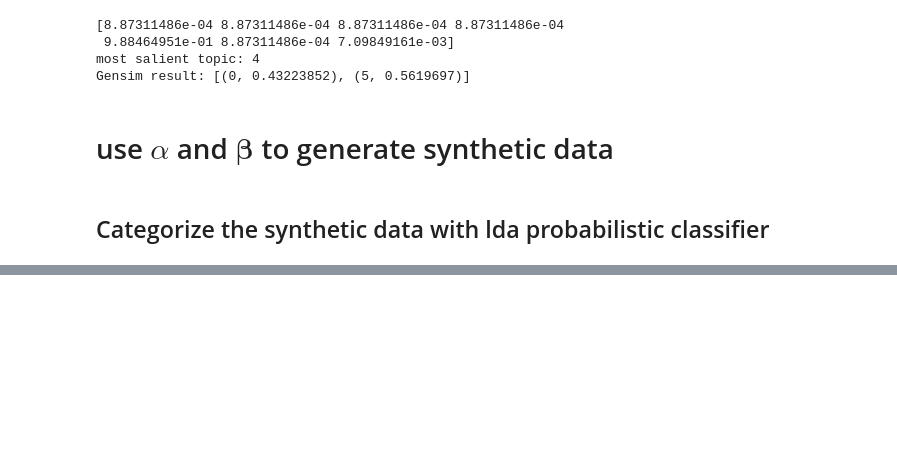
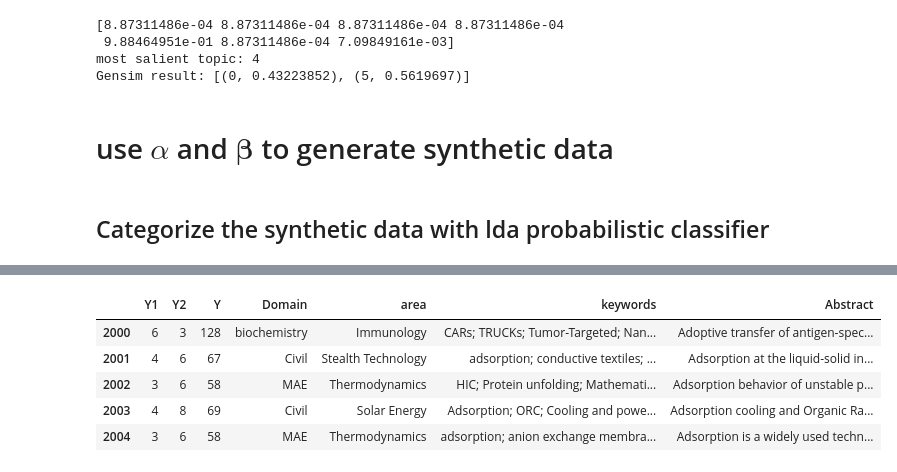
Before and after one commit to clarissaache/DocumentClassifier, a Jupyter notebook: lda.ipynb, the cells around one changed output, grey strips where cells are left out. Saved outputs shown, nothing was run; the diff lists cells and outputs as text; code cells hidden in the pictures; blank space fills up the shorter version.

```diff
--- a/lda.ipynb
+++ b/lda.ipynb
@@ -593,0 +632,10 @@ array([21322,   465,  1399,  2138,  1610,  1276,  4152,  1601,   591,
+# %%
+df_test = df_paper_raw[2000:2500]
+df_test.head()
+# %% [output]
+|  | Y1 | Y2 | Y | Domain | area | keywords | Abstract |
+| 2000 | 6 | 3 | 128 | biochemistry | Immunology | CARs; TRUCKs; Tumor-Targeted; Nan... | Adoptive transfer of antigen-spec... |
+| 2001 | 4 | 6 | 67 | Civil | Stealth Technology | adsorption; conductive textiles; ... | Adsorption at the liquid-solid in... |
+| 2002 | 3 | 6 | 58 | MAE | Thermodynamics | HIC; Protein unfolding; Mathemati... | Adsorption behavior of unstable p... |
+| 2003 | 4 | 8 | 69 | Civil | Solar Energy | Adsorption; ORC; Cooling and powe... | Adsorption cooling and Organic Ra... |
+| 2004 | 3 | 6 | 58 | MAE | Thermodynamics | adsorption; anion exchange membra... | Adsorption is a widely used techn... |
```
Also changed, not shown: parts of 16 cells of this notebook, 2 other files.
